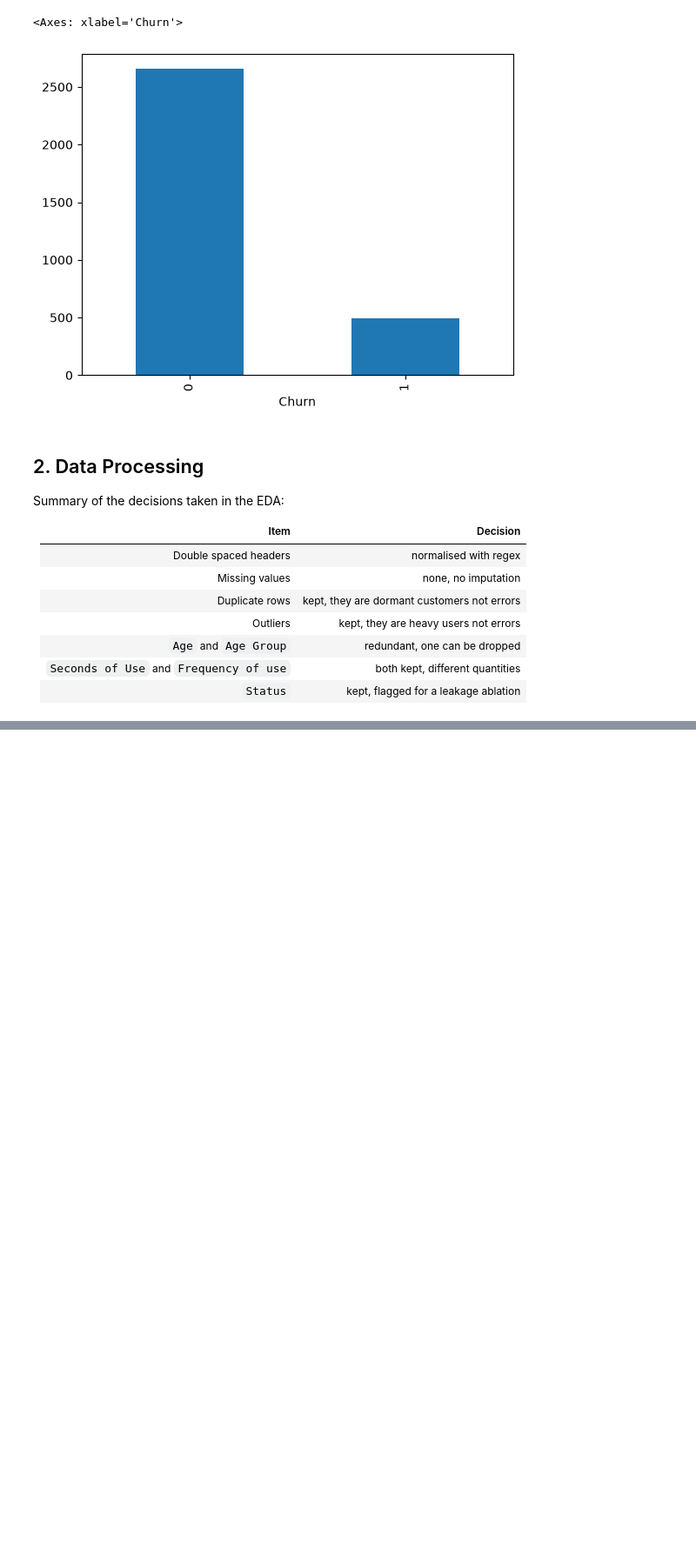
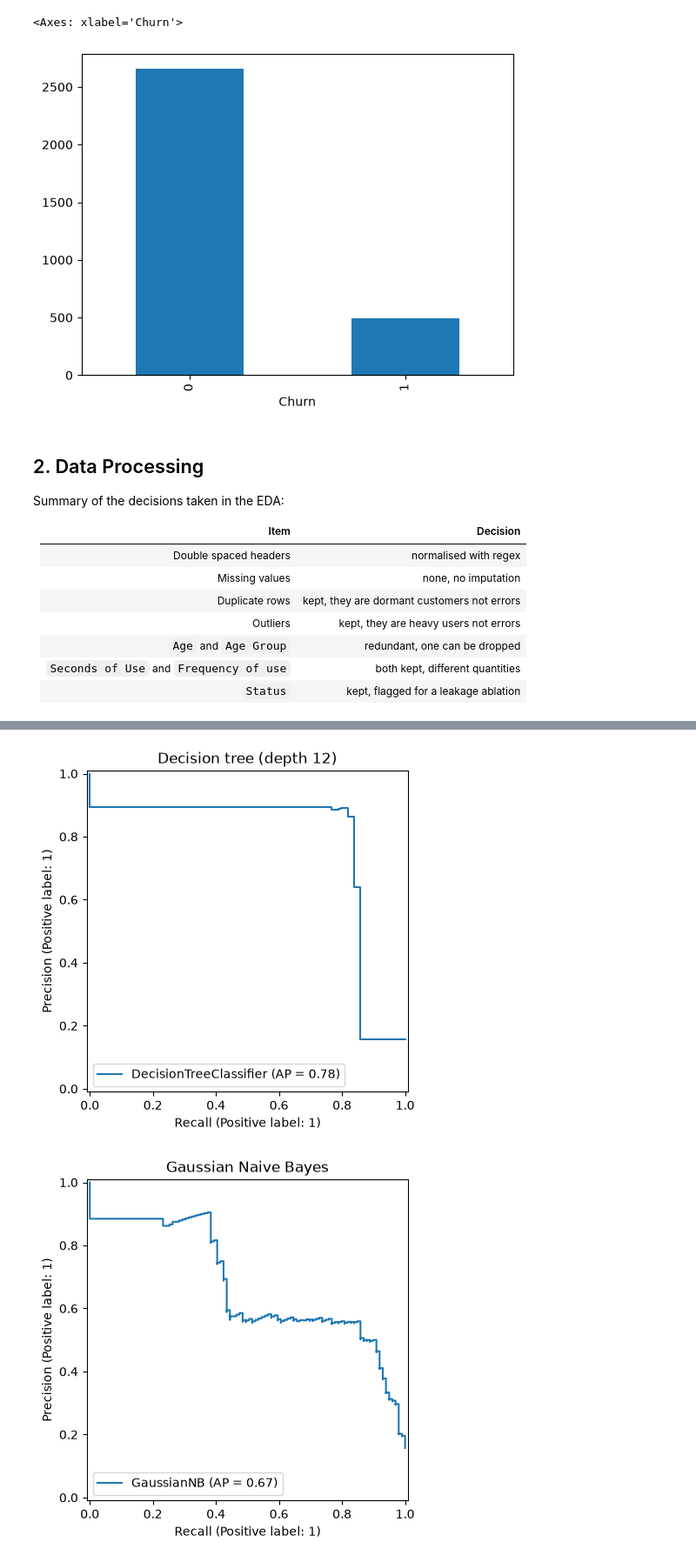
Before and after one commit to KhalilYusuff/T_E_Baseline-Models, a Jupyter notebook: main.ipynb, the cells around one changed output, grey strips where cells are left out. Shown at 87% size. Saved outputs shown, nothing was run; the diff lists cells and outputs as text; code cells hidden in the pictures; blank space fills up the shorter version.

```diff
--- a/main.ipynb
+++ b/main.ipynb
@@ -477,0 +587,4 @@ Name: count, dtype: float64
+# %%
+sgd_default = SGDClassifier(random_state=global_random_state, class_weight="balanced")
+sgd_default.fit(train_features, train_targets)
+validation(sgd_default)
@@ -477,0 +736,12 @@ Name: count, dtype: float64
+# %%
+# Function for plotting a precision/recall curve for a model on test data
+def show_precisionrecall(model, name):
+    PrecisionRecallDisplay.from_estimator(model, test_features, test_targets)
+    plt.title(name)
+    plt.show()
+
+for name, model in final_models:
+    show_precisionrecall(model, name)
+# %% [output]
+[figure, added]
+[figure, added]
```
Also changed, not shown: parts of 33 cells of this notebook.
